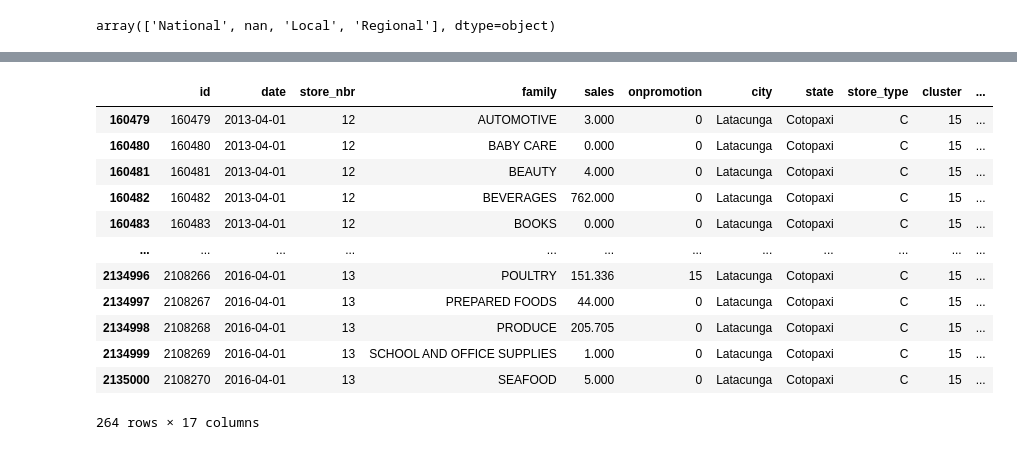
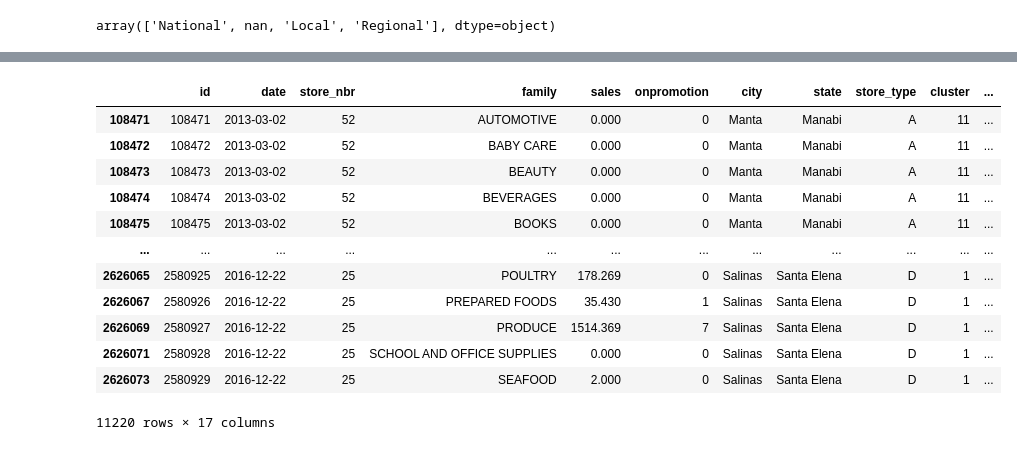
Before and after one commit to jiahui890/time-series-forecasting-store-sales, a Jupyter notebook: notebooks/EDA.ipynb, the cells around one changed output, grey strips where cells are left out. Cells and saved outputs as stored; diff of their text form; code cells hidden in the pictures.

```diff
--- a/notebooks/EDA.ipynb
+++ b/notebooks/EDA.ipynb
@@ -100,16 +116,16 @@ array(['National', nan, 'Local', 'Regional'], dtype=object)
 # %%
-df[(df['locale']=='Regional') & (df['locale_name']=='Cotopaxi') & (df['state']=='Cotopaxi')]
+df[(df['city']==df['locale_name'])  & (df['locale']=='Local')]
 # %% [output]
 |  | id | date | store_nbr | family | sales | onpromotion | city | state | store_type | cluster | ... |
-| 160479 | 160479 | 2013-04-01 | 12 | AUTOMOTIVE | 3.000 | 0 | Latacunga | Cotopaxi | C | 15 | ... |
-| 160480 | 160480 | 2013-04-01 | 12 | BABY CARE | 0.000 | 0 | Latacunga | Cotopaxi | C | 15 | ... |
-| 160481 | 160481 | 2013-04-01 | 12 | BEAUTY | 4.000 | 0 | Latacunga | Cotopaxi | C | 15 | ... |
-| 160482 | 160482 | 2013-04-01 | 12 | BEVERAGES | 762.000 | 0 | Latacunga | Cotopaxi | C | 15 | ... |
-| 160483 | 160483 | 2013-04-01 | 12 | BOOKS | 0.000 | 0 | Latacunga | Cotopaxi | C | 15 | ... |
+| 108471 | 108471 | 2013-03-02 | 52 | AUTOMOTIVE | 0.000 | 0 | Manta | Manabi | A | 11 | ... |
+| 108472 | 108472 | 2013-03-02 | 52 | BABY CARE | 0.000 | 0 | Manta | Manabi | A | 11 | ... |
+| 108473 | 108473 | 2013-03-02 | 52 | BEAUTY | 0.000 | 0 | Manta | Manabi | A | 11 | ... |
+| 108474 | 108474 | 2013-03-02 | 52 | BEVERAGES | 0.000 | 0 | Manta | Manabi | A | 11 | ... |
+| 108475 | 108475 | 2013-03-02 | 52 | BOOKS | 0.000 | 0 | Manta | Manabi | A | 11 | ... |
 | ... | ... | ... | ... | ... | ... | ... | ... | ... | ... | ... | ... |
-| 2134996 | 2108266 | 2016-04-01 | 13 | POULTRY | 151.336 | 15 | Latacunga | Cotopaxi | C | 15 | ... |
-| 2134997 | 2108267 | 2016-04-01 | 13 | PREPARED FOODS | 44.000 | 0 | Latacunga | Cotopaxi | C | 15 | ... |
-| 2134998 | 2108268 | 2016-04-01 | 13 | PRODUCE | 205.705 | 0 | Latacunga | Cotopaxi | C | 15 | ... |
-| 2134999 | 2108269 | 2016-04-01 | 13 | SCHOOL AND OFFICE SUPPLIES | 1.000 | 0 | Latacunga | Cotopaxi | C | 15 | ... |
-| 2135000 | 2108270 | 2016-04-01 | 13 | SEAFOOD | 5.000 | 0 | Latacunga | Cotopaxi | C | 15 | ... |
+| 2626065 | 2580925 | 2016-12-22 | 25 | POULTRY | 178.269 | 0 | Salinas | Santa Elena | D | 1 | ... |
+| 2626067 | 2580926 | 2016-12-22 | 25 | PREPARED FOODS | 35.430 | 1 | Salinas | Santa Elena | D | 1 | ... |
+| 2626069 | 2580927 | 2016-12-22 | 25 | PRODUCE | 1514.369 | 7 | Salinas | Santa Elena | D | 1 | ... |
+| 2626071 | 2580928 | 2016-12-22 | 25 | SCHOOL AND OFFICE SUPPLIES | 0.000 | 0 | Salinas | Santa Elena | D | 1 | ... |
+| 2626073 | 2580929 | 2016-12-22 | 25 | SEAFOOD | 2.000 | 0 | Salinas | Santa Elena | D | 1 | ... |
-264 rows × 17 columns
+11220 rows × 17 columns
```
Also changed, not shown: parts of 3 cells of this notebook, 5 other files.
